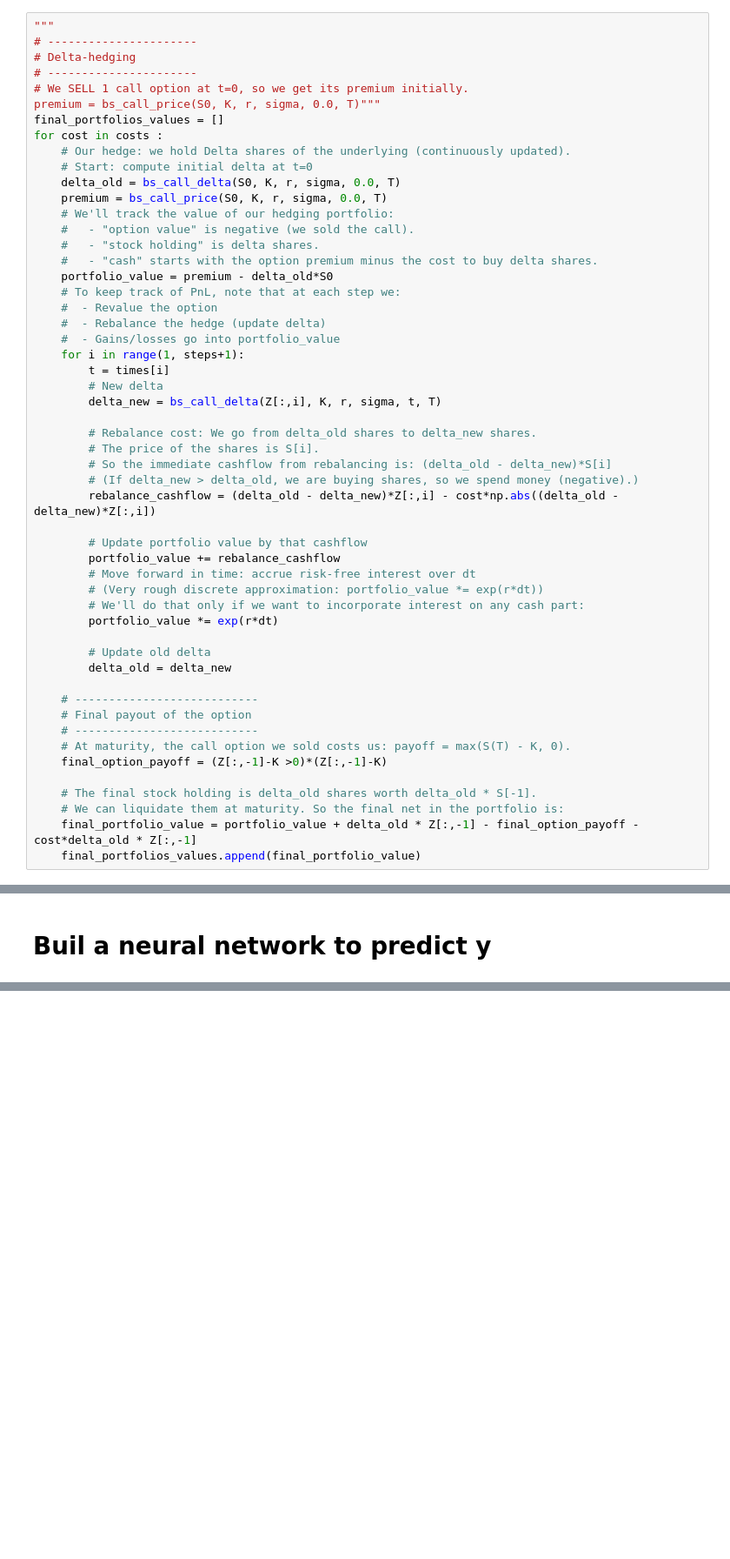
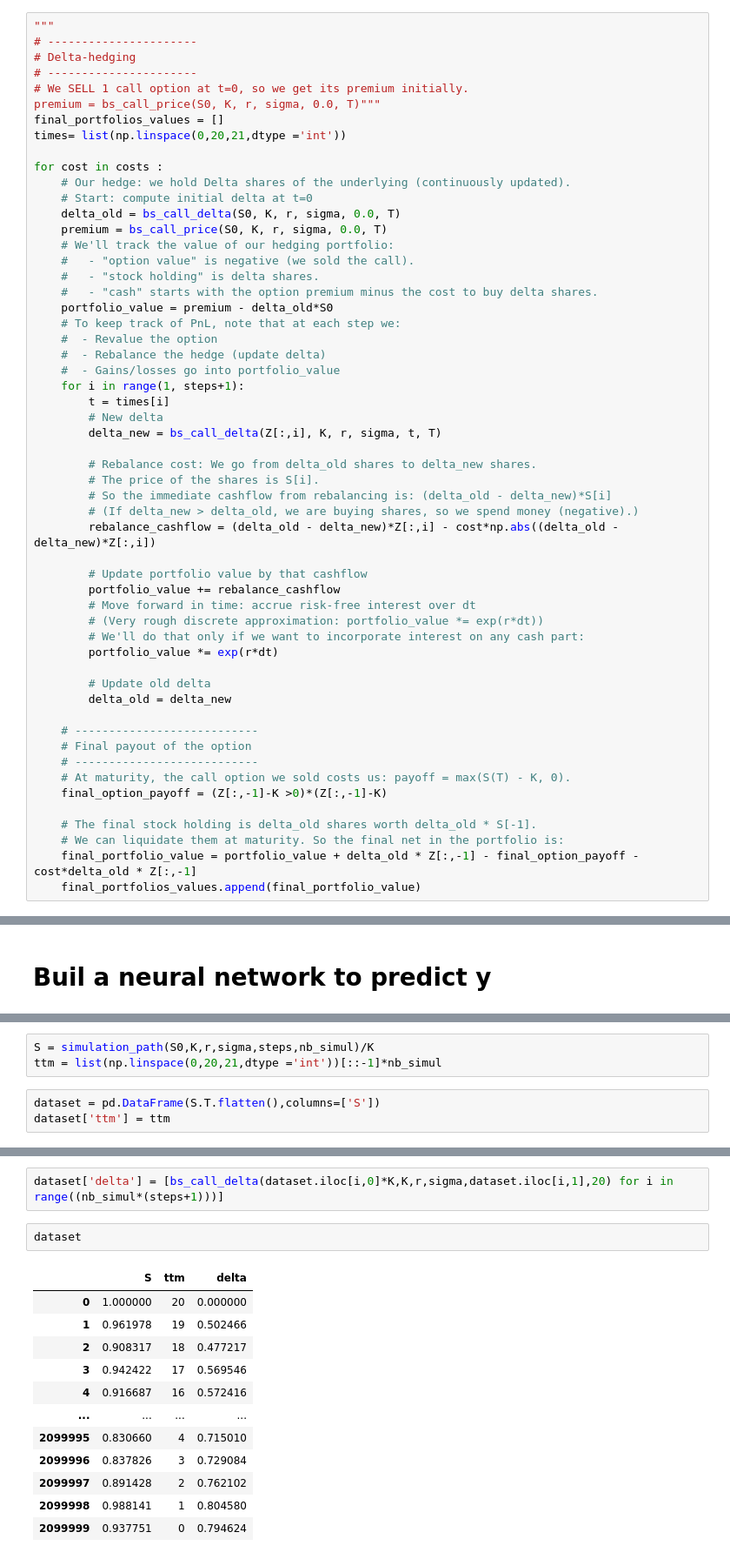
Before and after one commit to Antoinebattini/Deep_hedging_research, a Jupyter notebook: Deep_Hedging/Notebook_lab/Classic_delta_hedging.ipynb, the cells around one changed output, grey strips where cells are left out. Shown at 87% size. Saved outputs shown, nothing was run; the diff lists cells and outputs as text; blank space fills up the shorter version.

```diff
--- a/Deep_Hedging/Notebook_lab/Classic_delta_hedging.ipynb
+++ b/Deep_Hedging/Notebook_lab/Classic_delta_hedging.ipynb
@@ -103,6 +84,8 @@ plt.plot(simulation_path(S0,K,r,sigma,steps,nb_simul))
 # We SELL 1 call option at t=0, so we get its premium initially.
 premium = bs_call_price(S0, K, r, sigma, 0.0, T)"""
 final_portfolios_values = []
+times= list(np.linspace(0,20,21,dtype ='int'))
+
 for cost in costs :
     # Our hedge: we hold Delta shares of the underlying (continuously updated).
     # Start: compute initial delta at t=0
@@ -454,0 +429,6 @@ fig.show()
+# %%
+S = simulation_path(S0,K,r,sigma,steps,nb_simul)/K
+ttm = list(np.linspace(0,20,21,dtype ='int'))[::-1]*nb_simul
+# %%
+dataset = pd.DataFrame(S.T.flatten(),columns=['S'])
+dataset['ttm'] = ttm
@@ -454,0 +439,17 @@ fig.show()
+# %%
+dataset['delta'] = [bs_call_delta(dataset.iloc[i,0]*K,K,r,sigma,dataset.iloc[i,1],20) for i in range((nb_simul*(steps+1)))]
+# %%
+dataset
+# %% [output]
+|  | S | ttm | delta |
+| 0 | 1.000000 | 20 | 0.000000 |
+| 1 | 0.961978 | 19 | 0.502466 |
+| 2 | 0.908317 | 18 | 0.477217 |
+| 3 | 0.942422 | 17 | 0.569546 |
+| 4 | 0.916687 | 16 | 0.572416 |
+| ... | ... | ... | ... |
+| 2099995 | 0.830660 | 4 | 0.715010 |
+| 2099996 | 0.837826 | 3 | 0.729084 |
+| 2099997 | 0.891428 | 2 | 0.762102 |
+| 2099998 | 0.988141 | 1 | 0.804580 |
+| 2099999 | 0.937751 | 0 | 0.794624 |
```
Also changed, not shown: parts of 30 cells of this notebook, 1 other file.
